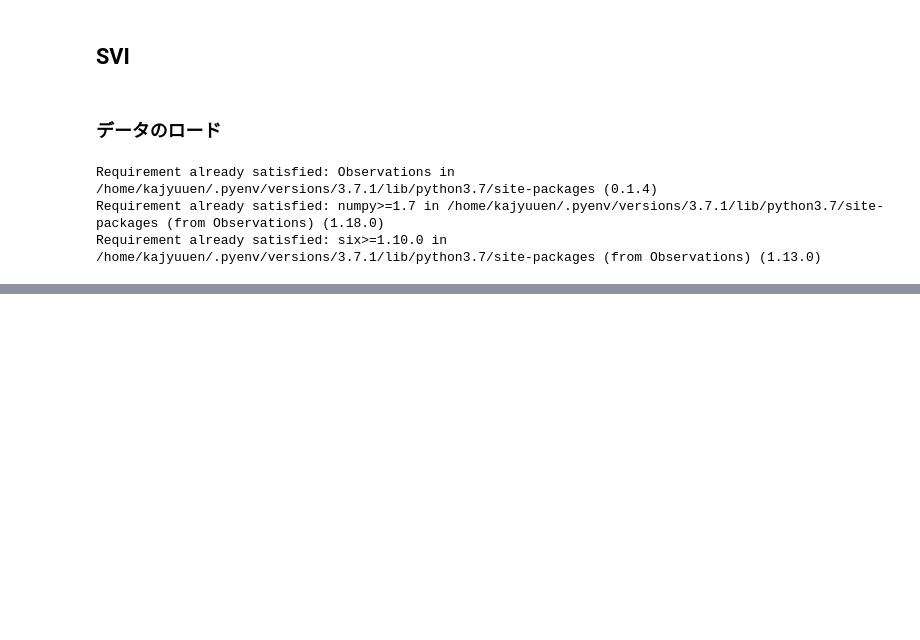
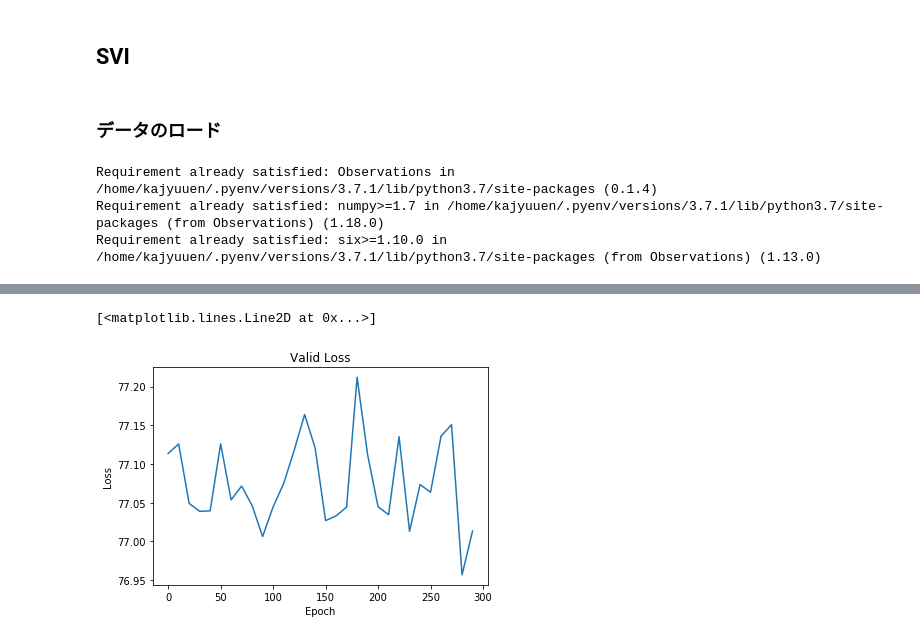
Before and after one commit to kajyuuen/learning-pyro, a Jupyter notebook: examples/Deep Markov Model.ipynb, the cells around one changed output, grey strips where cells are left out. Drawn from its saved outputs; the diff is of its cells as text; code cells hidden in the pictures; blank space fills up the shorter version.

```diff
--- a/examples/Deep Markov Model.ipynb
+++ b/examples/Deep Markov Model.ipynb
@@ -418,0 +466,10 @@ Consider using one of the following signatures instead:
+# %%
+plt.title("Valid Loss")
+plt.xlabel("Epoch")
+plt.ylabel("Loss")
+
+
+plt.plot([i*10 for i in range(int(num_epochs/val_test_frequency))], val_losses)
+# %% [output]
+[<matplotlib.lines.Line2D at 0x...>]
+[figure, added]
```
Also changed, not shown: parts of 5 cells of this notebook.
